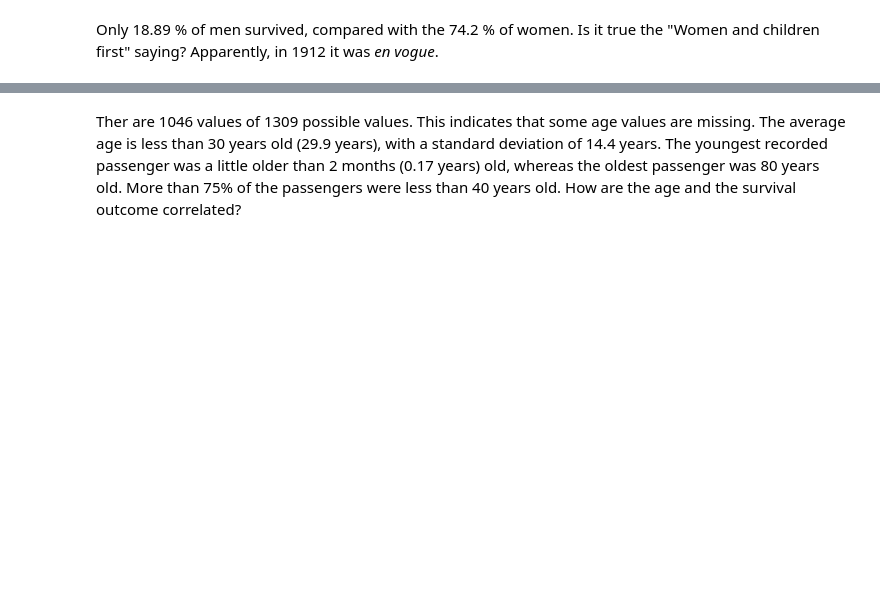
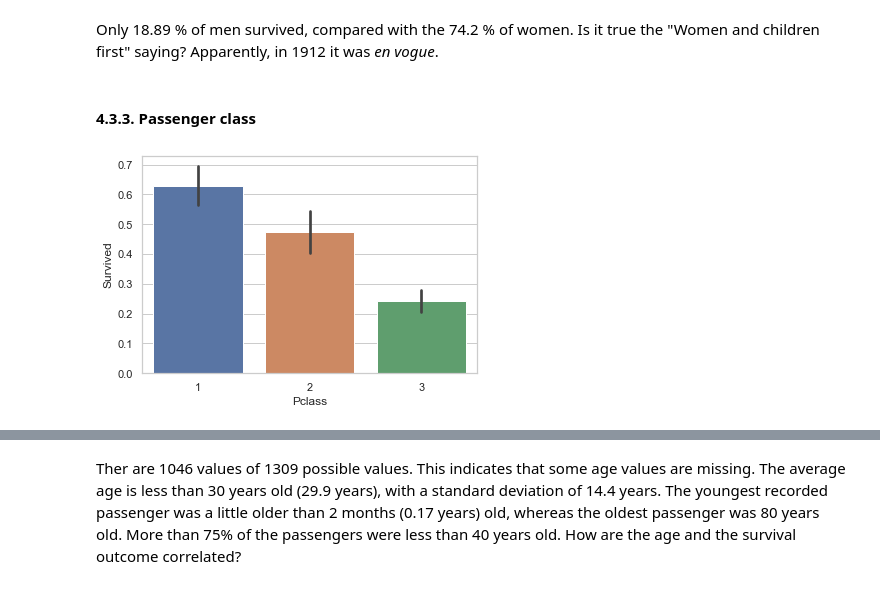
Before and after one commit to jpripen/Comando_PS, a Jupyter notebook: Titanic/Kaggle Titanic Project.ipynb, the cells around one changed output, grey strips where cells are left out. Cells and saved outputs as stored; diff of their text form; code cells hidden in the pictures; blank space fills up the shorter version.

```diff
--- a/Titanic/Kaggle Titanic Project.ipynb
+++ b/Titanic/Kaggle Titanic Project.ipynb
@@ -125,8 +126,8 @@ sns.set(style="whitegrid")
 # %% [markdown]
 To study the full set, let's merge both datasets. In the case of the test data, the survival value will be set to NaN. The passenger ID is a unique number, different for every passenger on board. This ID will be set as the index of the dataframe.
 # %%
-df_train=pd.read_csv('../input/titanic/train.csv')
-df_test=pd.read_csv('../input/titanic/test.csv')
+df_train=pd.read_csv('data/train.csv')
+df_test=pd.read_csv('data/test.csv')
 
 survive=np.empty((418,1))
 survive[:]=np.nan
@@ -177,2 +233,8 @@ fig1=sns.barplot(x="Sex", y="Survived", data=df_full)
 # %% [markdown]
 Only 18.89 % of men survived, compared with the 74.2 % of women. Is it true the "Women and children first" saying? Apparently, in 1912 it was _en vogue_.
+# %% [markdown]
+#### 4.3.3. Passenger class
+# %%
+fig2=sns.barplot(x="Pclass", y="Survived", data=df_full)
+# %% [output]
+[figure, added]
```
Also changed, not shown: parts of 15 cells of this notebook, 2 other files.
